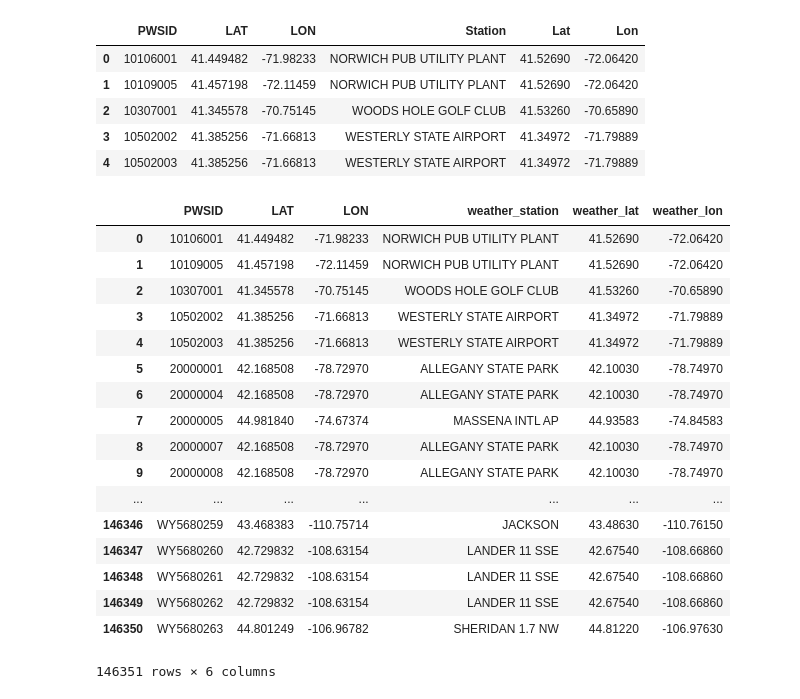
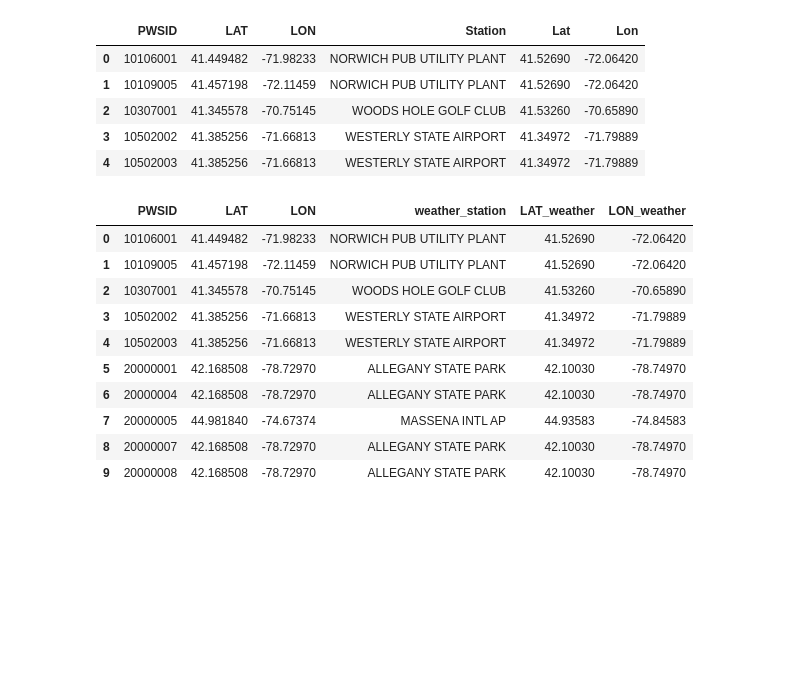
Before and after one commit to codeforboston/safe-water, a Jupyter notebook: code/python/notebooks/stations_to_systems_distance/systems_to_station_distance.ipynb, the cells around one changed output. Cells and saved outputs as stored; diff of their text form; code cells hidden in the pictures; blank space fills up the shorter version.

```diff
--- a/code/python/notebooks/stations_to_systems_distance/systems_to_station_distance.ipynb
+++ b/code/python/notebooks/stations_to_systems_distance/systems_to_station_distance.ipynb
@@ -360,25 +360,22 @@ stations_and_systems[:5] #making sure everything is in the right format
 | 3 | 10502002 | 41.385256 | -71.66813 | WESTERLY STATE AIRPORT | 41.34972 | -71.79889 |
 | 4 | 10502003 | 41.385256 | -71.66813 | WESTERLY STATE AIRPORT | 41.34972 | -71.79889 |
 # %%
-stations_and_systems.rename(index=str, columns={"Station": "weather_station",
-                                                "Lat": "weather_lat",
-                                                "Lon":"weather_lon"})
+stations_and_systems = stations_and_systems.rename(index=str, columns={"Station": "weather_station",
+                                                                      "Lat": "LAT_weather",
+                                                                      "Lon":"LON_weather"})
-# %% [output]
-|  | PWSID | LAT | LON | weather_station | weather_lat | weather_lon |
-| 0 | 10106001 | 41.449482 | -71.98233 | NORWICH PUB UTILITY PLANT | 41.52690 | -72.06420 |
-| 1 | 10109005 | 41.457198 | -72.11459 | NORWICH PUB UTILITY PLANT | 41.52690 | -72.06420 |
-| 2 | 10307001 | 41.345578 | -70.75145 | WOODS HOLE GOLF CLUB | 41.53260 | -70.65890 |
-| 3 | 10502002 | 41.385256 | -71.66813 | WESTERLY STATE AIRPORT | 41.34972 | -71.79889 |
-| 4 | 10502003 | 41.385256 | -71.66813 | WESTERLY STATE AIRPORT | 41.34972 | -71.79889 |
-| 5 | 20000001 | 42.168508 | -78.72970 | ALLEGANY STATE PARK | 42.10030 | -78.74970 |
-| 6 | 20000004 | 42.168508 | -78.72970 | ALLEGANY STATE PARK | 42.10030 | -78.74970 |
-| 7 | 20000005 | 44.981840 | -74.67374 | MASSENA INTL AP | 44.93583 | -74.84583 |
-| 8 | 20000007 | 42.168508 | -78.72970 | ALLEGANY STATE PARK | 42.10030 | -78.74970 |
-| 9 | 20000008 | 42.168508 | -78.72970 | ALLEGANY STATE PARK | 42.10030 | -78.74970 |
-| ... | ... | ... | ... | ... | ... | ... |
-| 146346 | WY5680259 | 43.468383 | -110.75714 | JACKSON | 43.48630 | -110.76150 |
-| 146347 | WY5680260 | 42.729832 | -108.63154 | LANDER 11 SSE | 42.67540 | -108.66860 |
-| 146348 | WY5680261 | 42.729832 | -108.63154 | LANDER 11 SSE | 42.67540 | -108.66860 |
-| 146349 | WY5680262 | 42.729832 | -108.63154 | LANDER 11 SSE | 42.67540 | -108.66860 |
-| 146350 | WY5680263 | 44.801249 | -106.96782 | SHERIDAN 1.7 NW | 44.81220 | -106.97630 |
-146351 rows × 6 columns
+# %%
+tester = stations_and_systems[:10]
+# %%
+tester
+# %% [output]
+|  | PWSID | LAT | LON | weather_station | LAT_weather | LON_weather |
+| 0 | 10106001 | 41.449482 | -71.98233 | NORWICH PUB UTILITY PLANT | 41.52690 | -72.06420 |
+| 1 | 10109005 | 41.457198 | -72.11459 | NORWICH PUB UTILITY PLANT | 41.52690 | -72.06420 |
+| 2 | 10307001 | 41.345578 | -70.75145 | WOODS HOLE GOLF CLUB | 41.53260 | -70.65890 |
+| 3 | 10502002 | 41.385256 | -71.66813 | WESTERLY STATE AIRPORT | 41.34972 | -71.79889 |
+| 4 | 10502003 | 41.385256 | -71.66813 | WESTERLY STATE AIRPORT | 41.34972 | -71.79889 |
+| 5 | 20000001 | 42.168508 | -78.72970 | ALLEGANY STATE PARK | 42.10030 | -78.74970 |
+| 6 | 20000004 | 42.168508 | -78.72970 | ALLEGANY STATE PARK | 42.10030 | -78.74970 |
+| 7 | 20000005 | 44.981840 | -74.67374 | MASSENA INTL AP | 44.93583 | -74.84583 |
+| 8 | 20000007 | 42.168508 | -78.72970 | ALLEGANY STATE PARK | 42.10030 | -78.74970 |
+| 9 | 20000008 | 42.168508 | -78.72970 | ALLEGANY STATE PARK | 42.10030 | -78.74970 |
```
Also changed, not shown: parts of 4 cells of this notebook, 1 other file.
